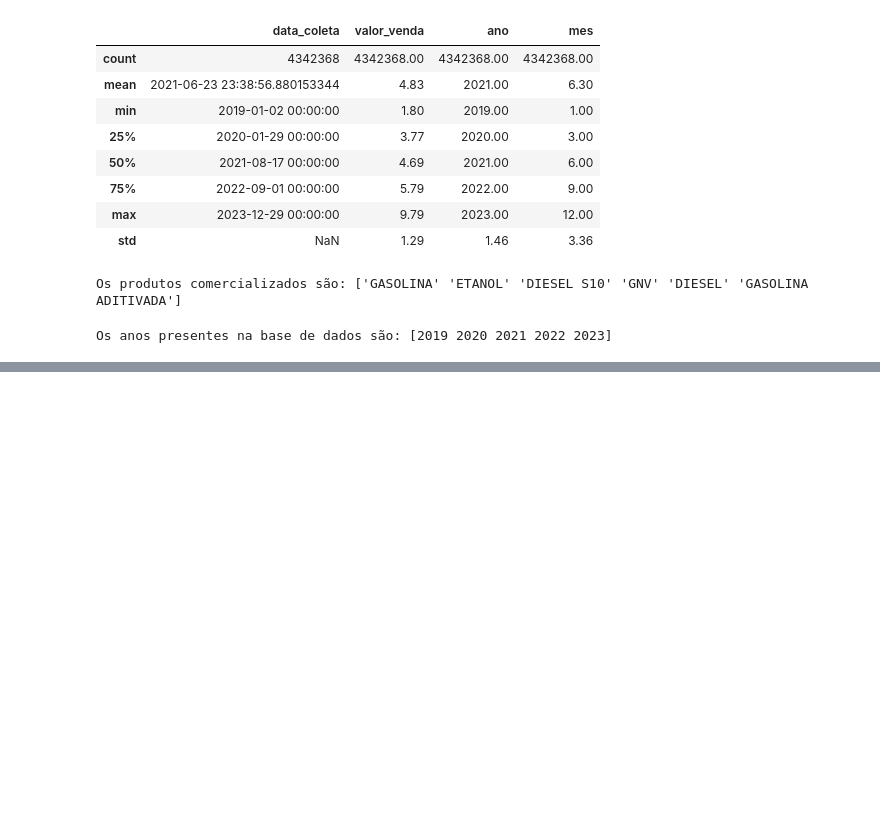
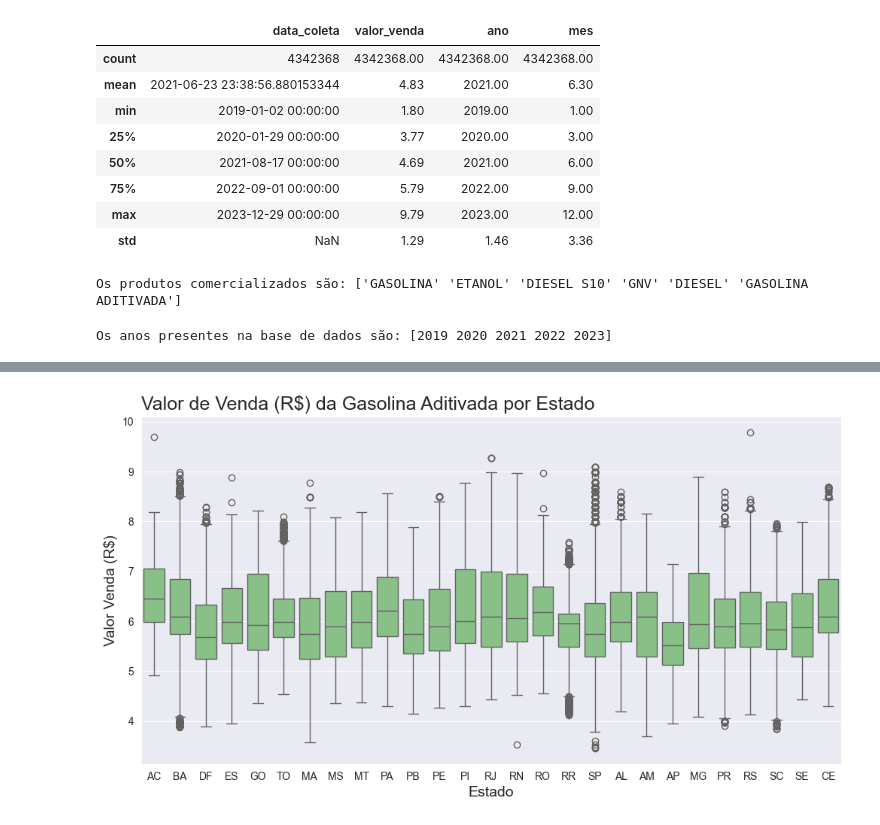
Before and after one commit to camimq/data_viz_and_production_models, a Jupyter notebook: analise_de_negocios/1_Ligacao_banco_dados.ipynb, the cells around one changed output, grey strips where cells are left out. Saved outputs shown, nothing was run; the diff lists cells and outputs as text; code cells hidden in the pictures; blank space fills up the shorter version.

```diff
--- a/analise_de_negocios/1_Ligacao_banco_dados.ipynb
+++ b/analise_de_negocios/1_Ligacao_banco_dados.ipynb
@@ -315,0 +414,19 @@ Name: bandeira, Length: 754, dtype: int64
+# %%
+# separando o dataset por tipo de produto
+gasolina_aditivada = df_anp[df_anp['produto'] == 'GASOLINA ADITIVADA']
+gasolina = df_anp[df_anp['produto'] == 'GASOLINA COMUM']
+diesel_s10 = df_anp[df_anp['produto'] == 'DIESEL S10']
+diesel = df_anp[df_anp['produto'] == 'DIESEL']
+etanol = df_anp[df_anp['produto'] == 'ETANOL']
+gnv = df_anp[df_anp['produto'] == 'GNV']
+
+# This code snippet is filtering rows from a DataFrame named df_anp based on the value of the 'produto' column. For each type of fuel ('GASOLINA ADITIVADA', 'GASOLINA COMUM', 'DIESEL S10', 'DIESEL', 'ETANOL', 'GNV'), it creates a new DataFrame containing only the rows where the 'produto' column matches the specified fuel type. Here's a breakdown:
+
+# - gasolina_aditivada: Contains rows from df_anp where the 'produto' column is 'GASOLINA ADITIVADA'.
+# - gasolina: Contains rows from df_anp where the 'produto' column is 'GASOLINA COMUM'.
+# - diesel_s10: Contains rows from df_anp where the 'produto' column is 'DIESEL S10'.
+# - diesel: Contains rows from df_anp where the 'produto' column is 'DIESEL'.
+# - etanol: Contains rows from df_anp where the 'produto' column is 'ETANOL'.
+# - gnv: Contains rows from df_anp where the 'produto' column is 'GNV'.
+
+# This is a common operation when you need to perform analysis or operations on specific subsets of a dataset based on some criteria, in this case, the type of fuel.
@@ -315,0 +534,26 @@ Name: bandeira, Length: 754, dtype: int64
+# %%
+plotar_boxplot_2V('Valor de Venda (R$) da Gasolina Aditivada por Estado',
+                  'Estado',
+                  'Valor Venda (R$)',
+                  'estado',
+                  'valor_venda',
+                  gasolina_aditivada)
+
+# This Python code snippet is a function call to plotar_boxplot_2V, which appears to be a custom function designed for plotting a two-variable boxplot. Here's a breakdown of its parameters:
+
+# 1. 'Valor de Venda (R$) da Gasolina Aditivada por Estado': This is the title of the boxplot. It translates to "Sale Price (R$) of Additive-Enhanced Gasoline by State" in English. This title suggests that the boxplot will display the distribution of sale prices for additive-enhanced gasoline across different states.
+
+# 2. 'Estado': This parameter likely specifies the label for the categorical axis (usually the x-axis) of the boxplot, which in this case is "State". This means that the boxplot will categorize data based on different states.
+
+# 3. 'Valor Venda (R$)': This parameter likely specifies the label for the numerical axis (usually the y-axis) of the boxplot, which in this case is "Sale Price (R$)". This indicates that the boxplot will display the distribution of sale prices in Brazilian Real (R$).
+
+# 4. 'estado': This parameter seems to be the name of the column in the provided dataset (gasolina_aditivada) that contains the state information for each data point. This column will be used to categorize the data into different states on the boxplot.
+
+# 5. 'valor_venda': This parameter appears to be the name of the column in the dataset (gasolina_aditivada) that contains the sale price information for each data point. This column will be used to determine the distribution of sale prices that will be displayed on the boxplot.
+
+# 6. gasolina_aditivada: This is the dataset being passed to the function. Based on the name, it likely contains data related to the sale of additive-enhanced gasoline, including at least the state and sale price for each data point.
+
+
+# In summary, this function call is instructing Python to create a boxplot that displays the distribution of sale prices for additive-enhanced gasoline across different states. The boxplot will use the state information to categorize the data and the sale price information to determine the distribution within each state category. This can be useful for visualizing how the sale price of additive-enhanced gasoline varies by state, identifying any outliers, and understanding the spread and central tendency of the sale prices within each state.
+# %% [output]
+[figure, added]
```
Also changed, not shown: parts of 22 cells of this notebook.
